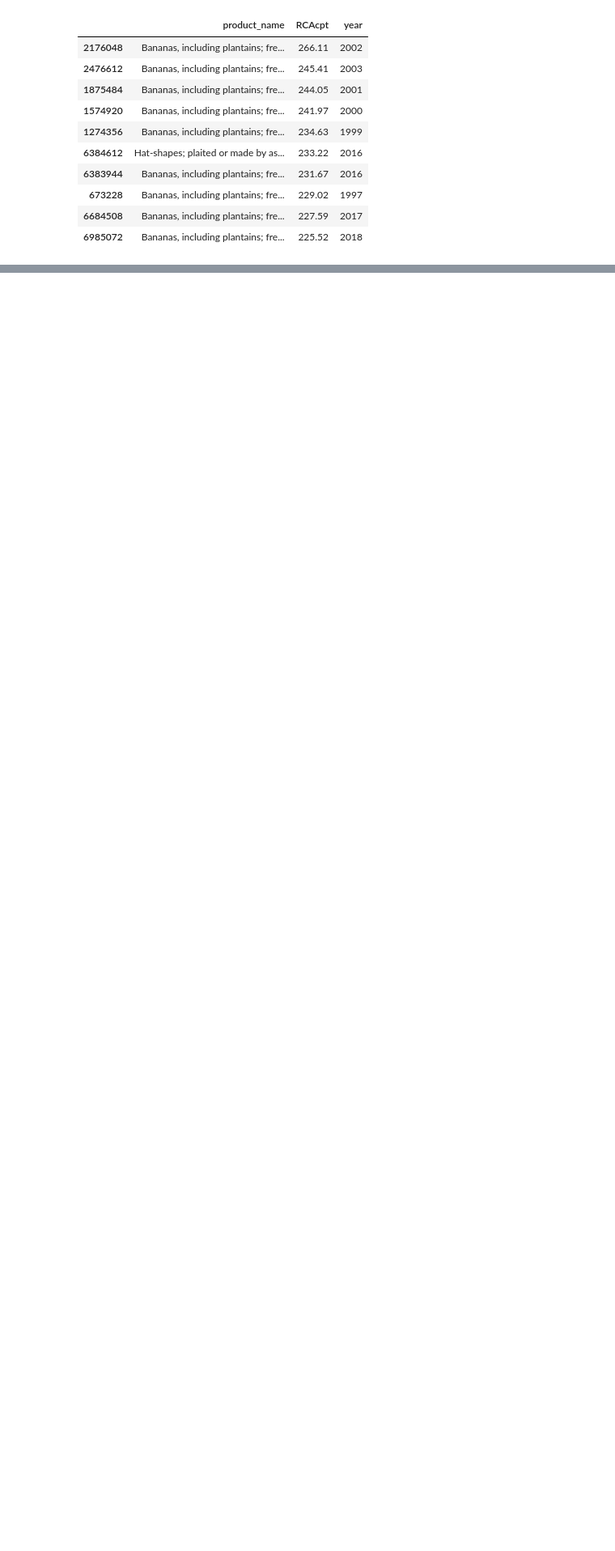
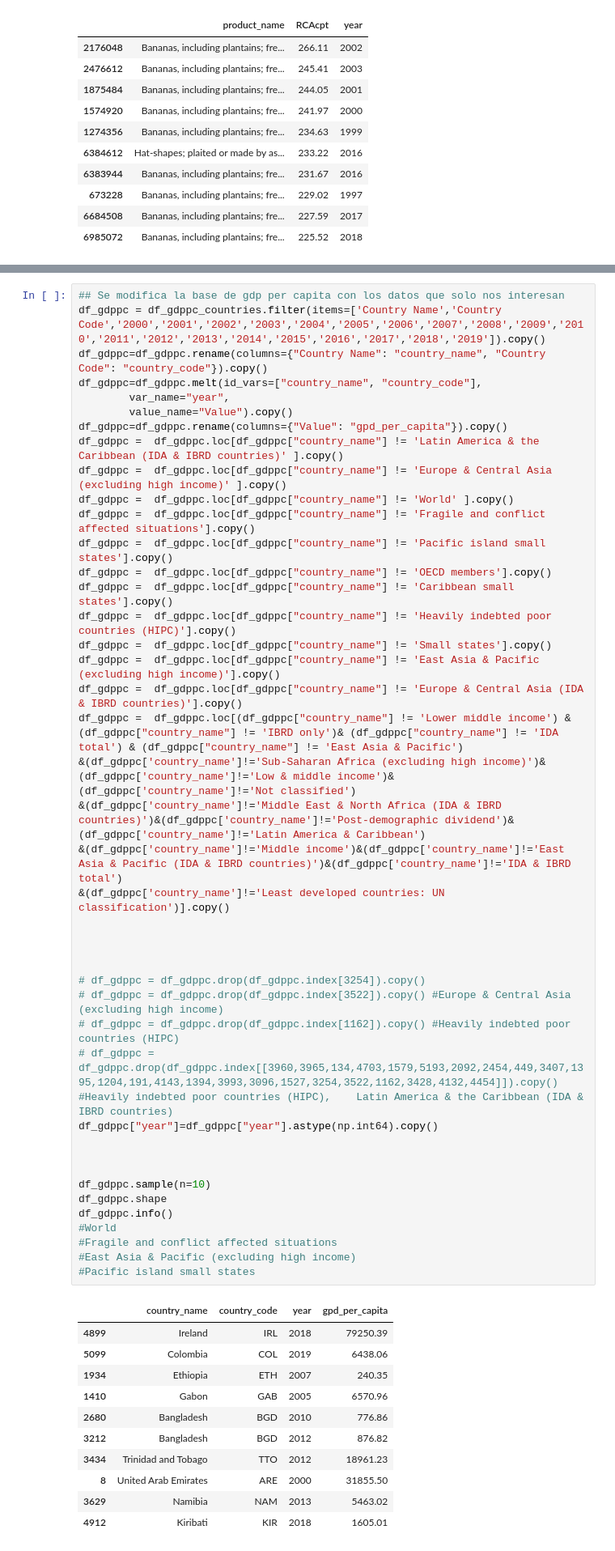
Before and after one commit to descandon88/Ecuador-Growth-data-set, a Jupyter notebook: funciones/prody.ipynb, the cells around one changed output, grey strips where cells are left out. Shown at 81% size. Cells and saved outputs as stored; diff of their text form; blank space fills up the shorter version.

```diff
--- a/funciones/prody.ipynb
+++ b/funciones/prody.ipynb
@@ -184,0 +191,55 @@ df_gdppc_countries.head()
+# %%
+## Se modifica la base de gdp per capita con los datos que solo nos interesan
+df_gdppc = df_gdppc_countries.filter(items=['Country Name','Country Code','2000','2001','2002','2003','2004','2005','2006','2007','2008','2009','2010','2011','2012','2013','2014','2015','2016','2017','2018','2019']).copy()
+df_gdppc=df_gdppc.rename(columns={"Country Name": "country_name", "Country Code": "country_code"}).copy()
+df_gdppc=df_gdppc.melt(id_vars=["country_name", "country_code"],
+        var_name="year",
+        value_name="Value").copy()
+df_gdppc=df_gdppc.rename(columns={"Value": "gpd_per_capita"}).copy()
+df_gdppc =  df_gdppc.loc[df_gdppc["country_name"] != 'Latin America & the Caribbean (IDA & IBRD countries)' ].copy()
+df_gdppc =  df_gdppc.loc[df_gdppc["country_name"] != 'Europe & Central Asia (excluding high income)' ].copy()
+df_gdppc =  df_gdppc.loc[df_gdppc["country_name"] != 'World' ].copy()
+df_gdppc =  df_gdppc.loc[df_gdppc["country_name"] != 'Fragile and conflict affected situations'].copy()
+df_gdppc =  df_gdppc.loc[df_gdppc["country_name"] != 'Pacific island small states'].copy()
+df_gdppc =  df_gdppc.loc[df_gdppc["country_name"] != 'OECD members'].copy()
+df_gdppc =  df_gdppc.loc[df_gdppc["country_name"] != 'Caribbean small states'].copy()
+df_gdppc =  df_gdppc.loc[df_gdppc["country_name"] != 'Heavily indebted poor countries (HIPC)'].copy()
+df_gdppc =  df_gdppc.loc[df_gdppc["country_name"] != 'Small states'].copy()
+df_gdppc =  df_gdppc.loc[df_gdppc["country_name"] != 'East Asia & Pacific (excluding high income)'].copy()
+df_gdppc =  df_gdppc.loc[df_gdppc["country_name"] != 'Europe & Central Asia (IDA & IBRD countries)'].copy()
+df_gdppc =  df_gdppc.loc[(df_gdppc["country_name"] != 'Lower middle income') & (df_gdppc["country_name"] != 'IBRD only')& (df_gdppc["country_name"] != 'IDA total') & (df_gdppc["country_name"] != 'East Asia & Pacific')
+&(df_gdppc['country_name']!='Sub-Saharan Africa (excluding high income)')&(df_gdppc['country_name']!='Low & middle income')&(df_gdppc['country_name']!='Not classified')
+&(df_gdppc['country_name']!='Middle East & North Africa (IDA & IBRD countries)')&(df_gdppc['country_name']!='Post-demographic dividend')&(df_gdppc['country_name']!='Latin America & Caribbean')
+&(df_gdppc['country_name']!='Middle income')&(df_gdppc['country_name']!='East Asia & Pacific (IDA & IBRD countries)')&(df_gdppc['country_name']!='IDA & IBRD total')
+&(df_gdppc['country_name']!='Least developed countries: UN classification')].copy()
+
+
+
+
+# df_gdppc = df_gdppc.drop(df_gdppc.index[3254]).copy()
+# df_gdppc = df_gdppc.drop(df_gdppc.index[3522]).copy() #Europe & Central Asia (excluding high income)
+# df_gdppc = df_gdppc.drop(df_gdppc.index[1162]).copy() #Heavily indebted poor countries (HIPC)
+# df_gdppc = df_gdppc.drop(df_gdppc.index[[3960,3965,134,4703,1579,5193,2092,2454,449,3407,1395,1204,191,4143,1394,3993,3096,1527,3254,3522,1162,3428,4132,4454]]).copy() #Heavily indebted poor countries (HIPC),	Latin America & the Caribbean (IDA & IBRD countries)
+df_gdppc["year"]=df_gdppc["year"].astype(np.int64).copy()
+
+
+
+df_gdppc.sample(n=10)
+df_gdppc.shape
+df_gdppc.info()
+#World
+#Fragile and conflict affected situations
+#East Asia & Pacific (excluding high income)
+#Pacific island small states
+# %% [output]
+|  | country_name | country_code | year | gpd_per_capita |
+| 4899 | Ireland | IRL | 2018 | 79250.39 |
+| 5099 | Colombia | COL | 2019 | 6438.06 |
+| 1934 | Ethiopia | ETH | 2007 | 240.35 |
+| 1410 | Gabon | GAB | 2005 | 6570.96 |
+| 2680 | Bangladesh | BGD | 2010 | 776.86 |
+| 3212 | Bangladesh | BGD | 2012 | 876.82 |
+| 3434 | Trinidad and Tobago | TTO | 2012 | 18961.23 |
+| 8 | United Arab Emirates | ARE | 2000 | 31855.50 |
+| 3629 | Namibia | NAM | 2013 | 5463.02 |
+| 4912 | Kiribati | KIR | 2018 | 1605.01 |
```
Also changed, not shown: parts of 10 cells of this notebook.
